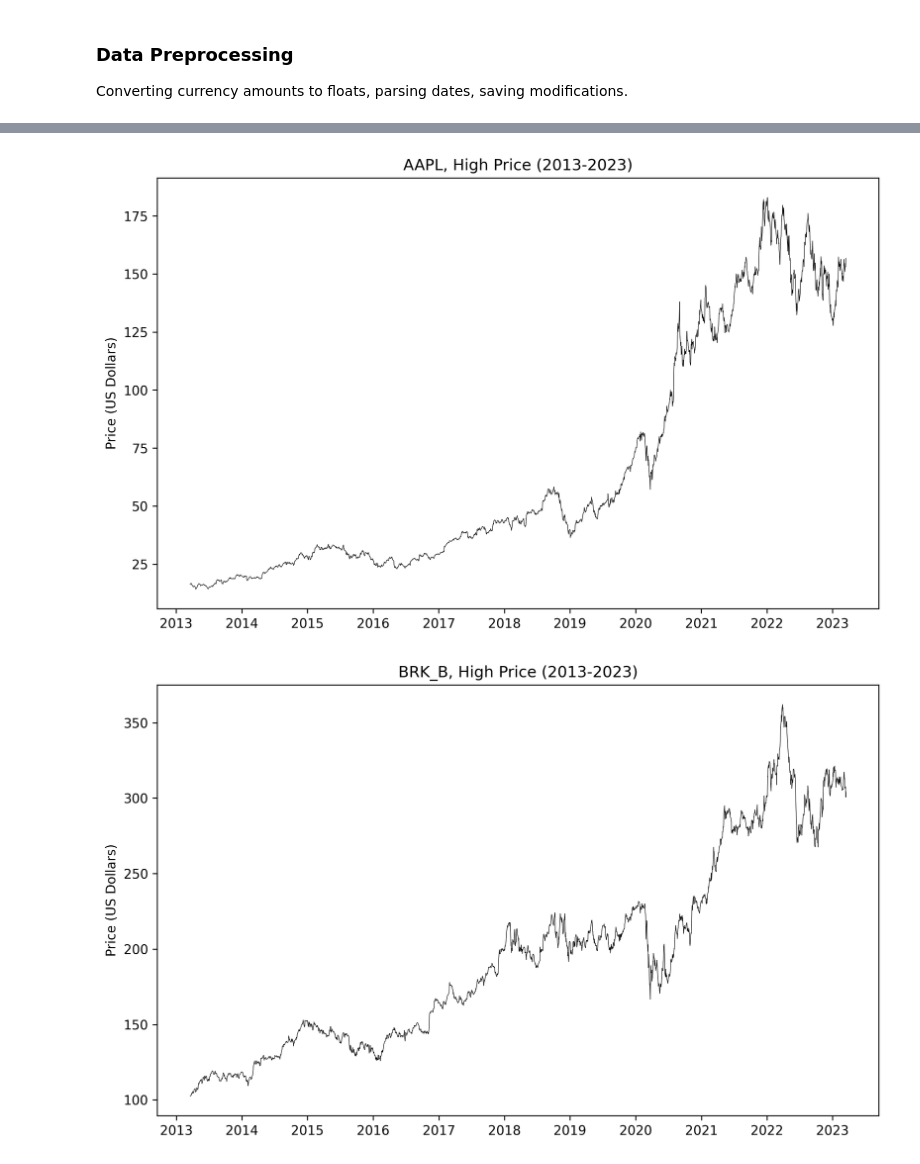
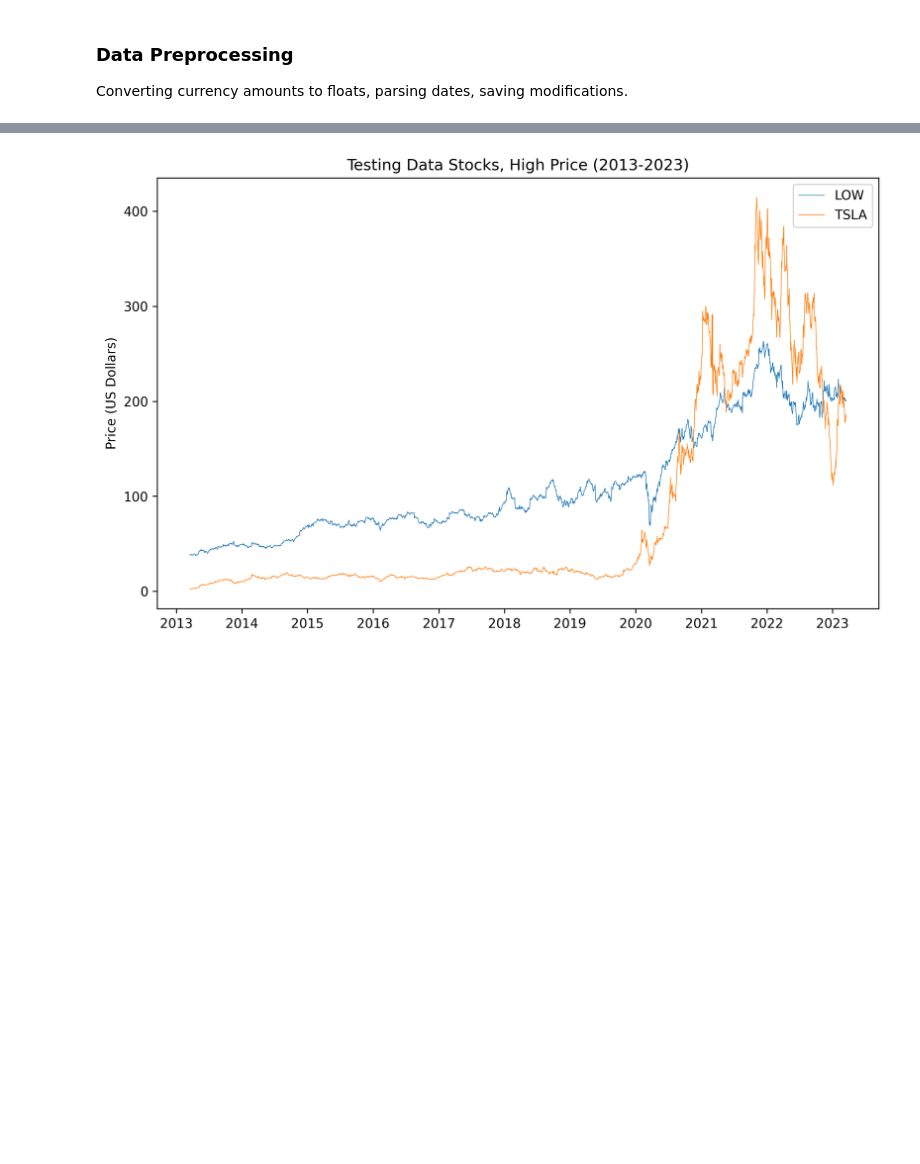
Before and after one commit to robert-meikle/DataMiningProject, a Jupyter notebook: src/visualization.ipynb, the cells around one changed output, grey strips where cells are left out. Cells and saved outputs as stored; diff of their text form; code cells hidden in the pictures; blank space fills up the shorter version.

Commit message:
added test data, changed directory layout, updated readme

```diff
--- a/src/visualization.ipynb
+++ b/src/visualization.ipynb
@@ -2,8 +2,11 @@
 import pandas as pd
 import matplotlib.pyplot as plt
 
-data_path = "../data/"
-data_files = ["AAPL", "BRK_B", "DVN", "NVDA", "PCG", "ROST", "V", "VNQ"]
+train_data_path = "../data/train/"
+test_data_path = "../data/test/"
+
+train_data_files = ["AAPL", "BRK_B", "DVN","NVDA", "PCG", "ROST", "V", "VNQ"]
+test_data_files = ["LOW", "TSLA"]
 
 vis_path = "../visualizations/"
 # %% [markdown]
@@ -21,0 +35,18 @@ for f in data_files:
+# %%
+for f in train_data_files:
+	df = pd.read_csv(train_data_path + f + "_clean.csv", parse_dates=["Date"], index_col="Date")
+
+	plt.figure(figsize=(10,6), dpi=300)
+	plt.plot(df["High"], linewidth=0.4, color='k')
+	plt.title(f"{f}, High Price (2013-2023)")
+	plt.ylabel("Price (US Dollars)")
+	plt.savefig(vis_path + f"{f}.svg", bbox_inches="tight", format='svg')
+
+for f in test_data_files:
+	df = pd.read_csv(test_data_path + f + "_clean.csv", parse_dates=["Date"], index_col="Date")
+
+	plt.figure(figsize=(10,6), dpi=300)
+	plt.plot(df["High"], linewidth=0.4, color='k')
+	plt.title(f"{f}, High Price (2013-2023)")
+	plt.ylabel("Price (US Dollars)")
+	plt.savefig(vis_path + f"{f}.svg", bbox_inches="tight", format='svg')
@@ -22,12 +95,16 @@ for f in data_files:
 # %%
-for f in data_files:
-	df = pd.read_csv(data_path + f + "_clean.csv", parse_dates=["Date"], index_col="Date")
+test_data = ["LOW", "TSLA"]
 
-	plt.figure(figsize=(10,6), dpi=300)
-	plt.plot(df["High"], linewidth=0.4, color='k')
-	plt.title(f"{f}, High Price (2013-2023)")
-	plt.ylabel("Price (US Dollars)")
-	plt.savefig(vis_path + f"{f}.svg", bbox_inches="tight", format='svg')
+plt.figure(figsize=(10,6), dpi=300)
+
+for f in test_data:
+	df = pd.read_csv(test_data_path + f + "_clean.csv", parse_dates=["Date"], index_col="Date")
+
+	plt.plot(df["High"], linewidth=0.5, label=f)
+
+plt.title(f"Testing Data Stocks, High Price (2013-2023)")
+plt.ylabel("Price (US Dollars)")
+plt.legend()
+plt.savefig(vis_path + f"test.svg", bbox_inches="tight", format='svg')
 # %% [output]
-[figure, old version]
+[figure, new version]
-[figure, removed]
```
Also changed, not shown: parts of 5 cells of this notebook, 34 other files.
